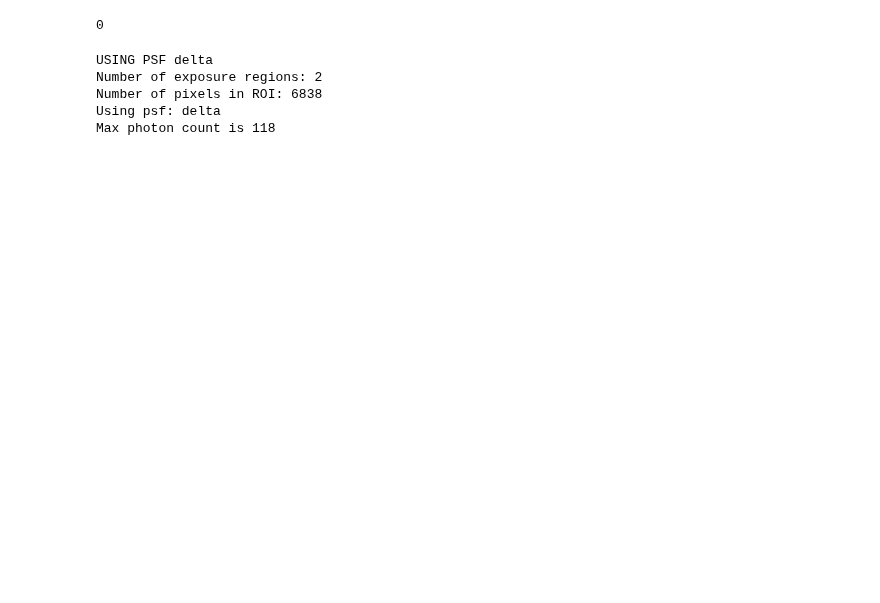
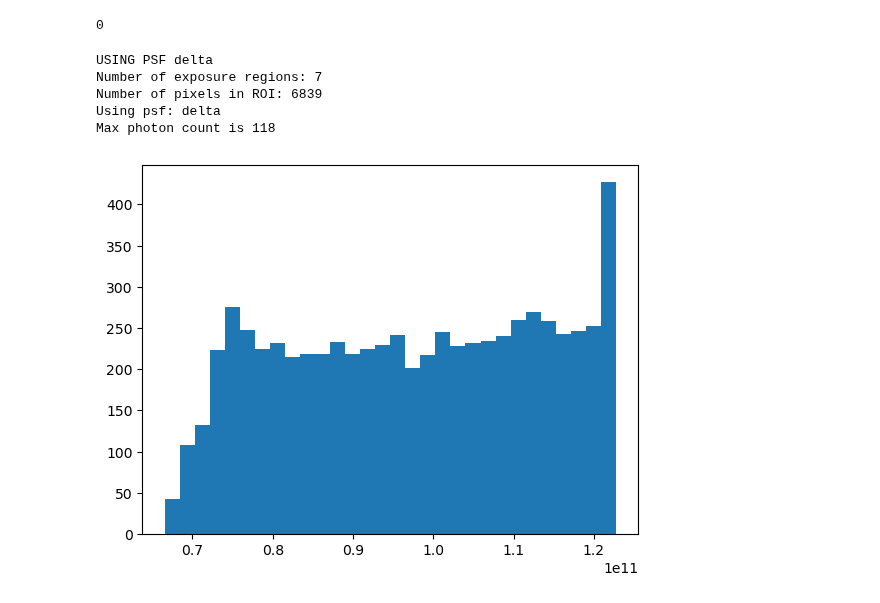
Before and after one commit to smsharma/fermi-prob-prog, a Jupyter notebook: production/test_n_exp.ipynb, the cells around one changed output. Drawn from its saved outputs; the diff is of its cells as text; code cells hidden in the pictures; blank space fills up the shorter version.

```diff
--- a/production/test_n_exp.ipynb
+++ b/production/test_n_exp.ipynb
@@ -32,7 +34,7 @@ class Args:
 args = Args(
     data="base23fix_deltapsf",
     model="base23fix_deltapsf",
-    n_exp=2,
+    n_exp=7,
     i=0,
     fit_type="svi",
     n_step=100,
@@ -71,9 +73,15 @@ else:
 psf_tag = 'delta' if 'deltapsf' in args.model else 'king'
 print(f'USING PSF {psf_tag}')
 m = NPModel(data=data_in, psf_tag=psf_tag, n_exp=args.n_exp, custom_mask_roi=mask_roi)
+
+m.debug_exaggerate_exposure()
 # %% [output]
 USING PSF delta
-Number of exposure regions: 2
-Number of pixels in ROI: 6838
+Number of exposure regions: 7
+Number of pixels in ROI: 6839
 Using psf: delta
 Max photon count is 118
+# %%
+plt.hist(m.exposure_map[~m.mask_roi], bins=30);
+# %% [output]
+[figure, added]
```
Also changed, not shown: parts of 8 cells of this notebook, 6 other files.
